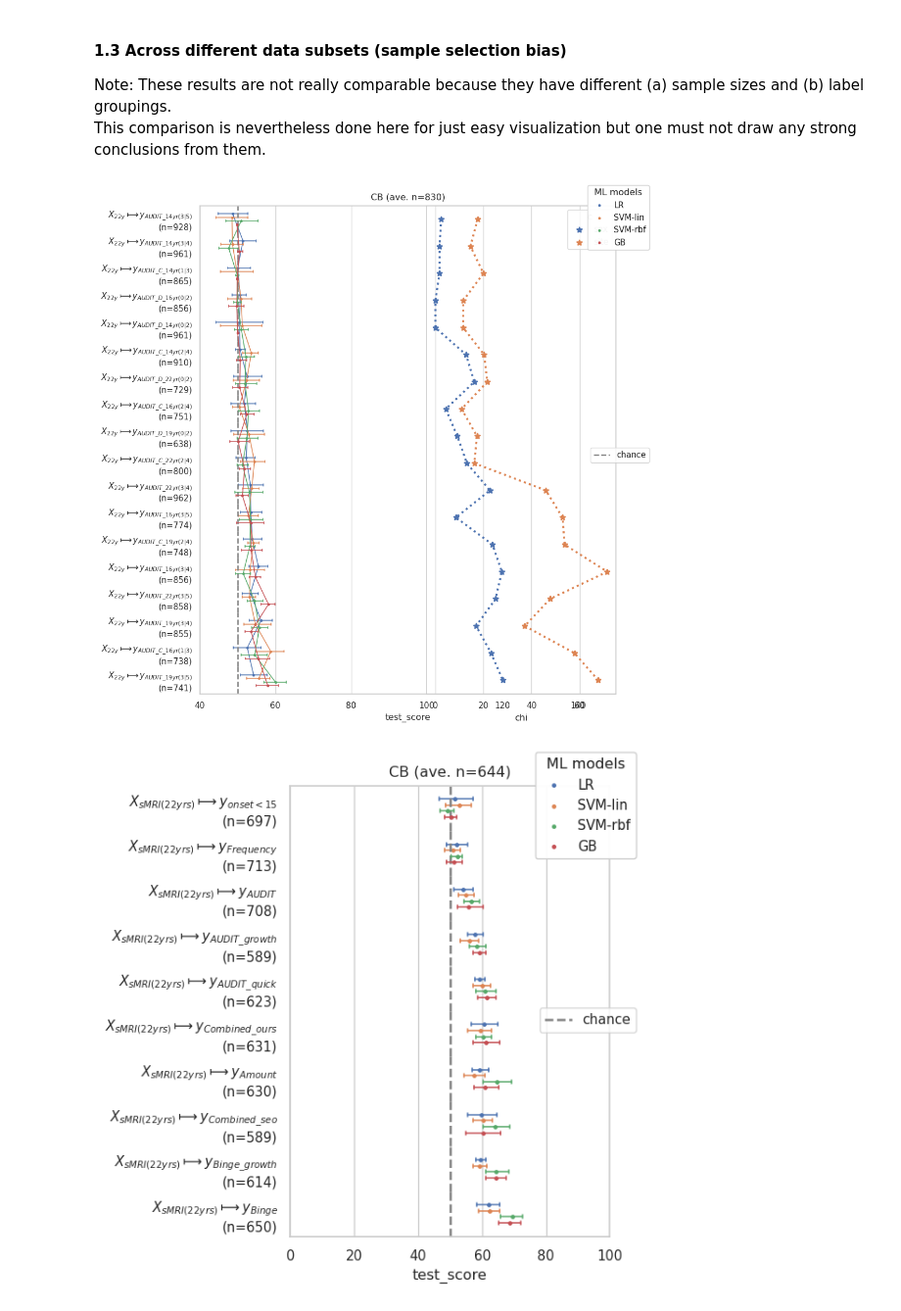
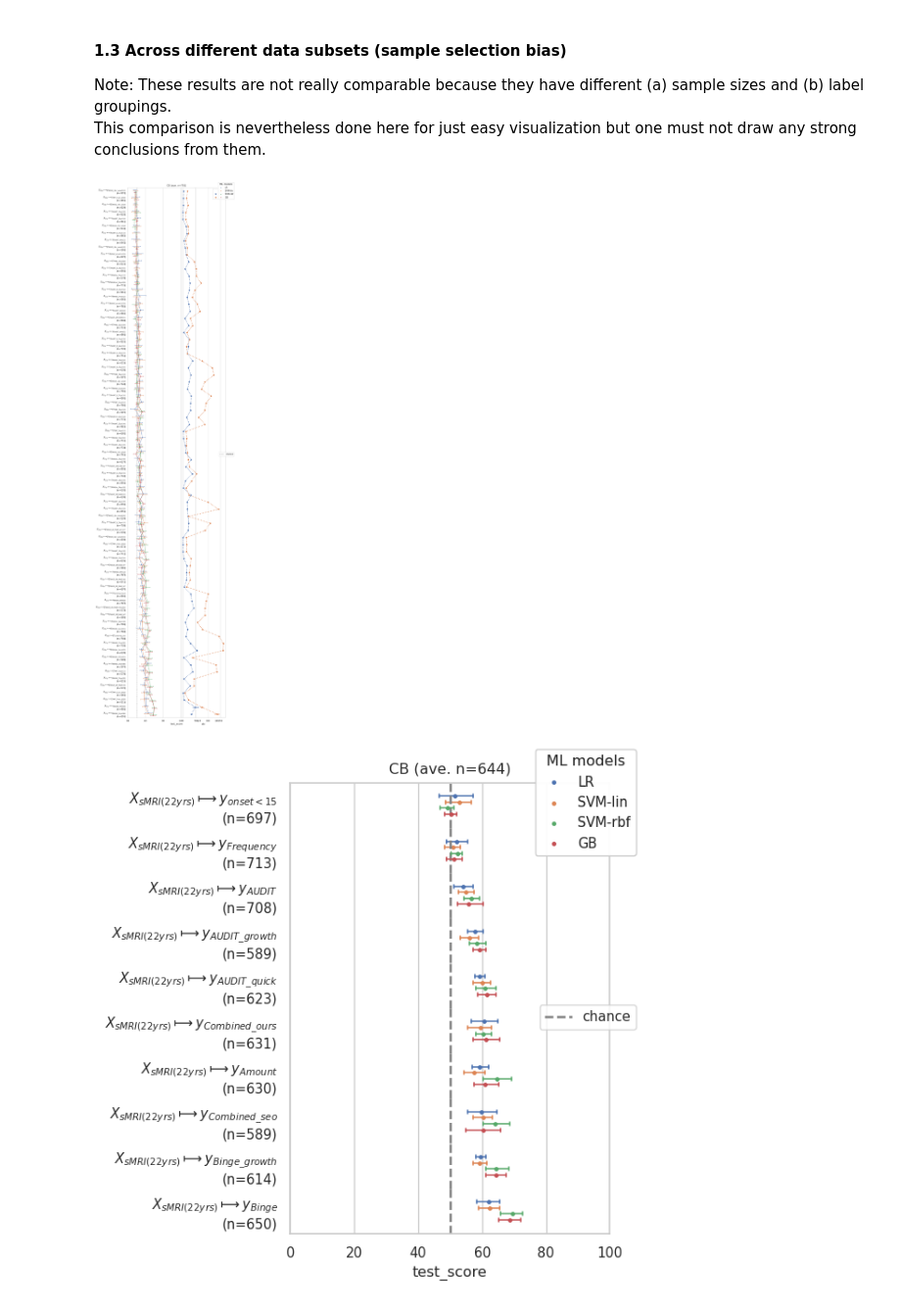
Before and after one commit to RoshanRane/ML_for_IMAGEN, a Jupyter notebook: MLpipelines/plot_results.ipynb, the cells around one changed output. Shown at 98% size. Drawn from its saved outputs; the diff is of its cells as text; code cells hidden in the pictures.

Commit message:
new analysis: 1.4 (chi-squares), 2.2 (across-site) 9. (subject distribution in each AAM label)

```diff
--- a/MLpipelines/plot_results.ipynb
+++ b/MLpipelines/plot_results.ipynb
@@ -53,48 +53,48 @@ This comparison is nevertheless done here for just easy visualization but one mu
 # %%
 dfs = [
     *[pd.read_csv(f) for f in sorted(glob(f"results/audit-combos*/*/run.csv"))],
-#     *[pd.read_csv(f) for f in sorted(glob(f"results/gm-combos*audit*/*/run.csv"))],
-#     *[pd.read_csv(f) for f in sorted(glob(f"results/gm-combos*espad*/*/run.csv"))],
-#     *[pd.read_csv(f) for f in sorted(glob(f"results/freq-combos*/*/run.csv"))],
-#     *[pd.read_csv(f) for f in sorted(glob(f"results/amt-combos*/*/run.csv"))],
-#     *[pd.read_csv(f) for f in sorted(glob(f"results/binge-combos*/*/run.csv"))],
-#     *[pd.read_csv(f) for f in sorted(glob(f"results/newlbls*-phenotype*/*/run.csv"))],
-#     *[pd.read_csv(f) for f in sorted(glob(f"results/newlbls*-our-*/*/run.csv"))],
-#     *[pd.read_csv(f) for f in sorted(glob(f"results/combo-combos*/*/run.csv"))],
+    *[pd.read_csv(f) for f in sorted(glob(f"results/gm-combos*audit*/*/run.csv"))],
+    *[pd.read_csv(f) for f in sorted(glob(f"results/gm-combos*espad*/*/run.csv"))],
+    *[pd.read_csv(f) for f in sorted(glob(f"results/freq-combos*/*/run.csv"))],
+    *[pd.read_csv(f) for f in sorted(glob(f"results/amt-combos*/*/run.csv"))],
+    *[pd.read_csv(f) for f in sorted(glob(f"results/binge-combos*/*/run.csv"))],
+    *[pd.read_csv(f) for f in sorted(glob(f"results/newlbls*-phenotype*/*/run.csv"))],
+    *[pd.read_csv(f) for f in sorted(glob(f"results/newlbls*-our-*/*/run.csv"))],
+    *[pd.read_csv(f) for f in sorted(glob(f"results/combo-combos*/*/run.csv"))],
       ]
 # also plot the chisqs
 chisq_dfs = pd.concat([
     *[pd.read_csv(f) for f in sorted(glob(f"results/audit-combos*/*/chi-square.csv"))],
-#     *[pd.read_csv(f) for f in sorted(glob(f"results/gm-combos*audit*/*/chi-square.csv"))],
-#     *[pd.read_csv(f) for f in sorted(glob(f"results/gm-combos*espad*/*/chi-square.csv"))],
-#     *[pd.read_csv(f) for f in sorted(glob(f"results/freq-combos*/*/chi-square.csv"))],
-#     *[pd.read_csv(f) for f in sorted(glob(f"results/amt-combos*/*/chi-square.csv"))],
-#     *[pd.read_csv(f) for f in sorted(glob(f"results/binge-combos*/*/chi-square.csv"))],
-#     *[pd.read_csv(f) for f in sorted(glob(f"results/newlbls*-phenotype*/*/chi-square.csv"))],
-#     *[pd.read_csv(f) for f in sorted(glob(f"results/newlbls*-our-*/*/chi-square.csv"))],
-#     *[pd.read_csv(f) for f in sorted(glob(f"results/combo-combos*/*/chi-square.csv"))],
+    *[pd.read_csv(f) for f in sorted(glob(f"results/gm-combos*audit*/*/chi-square.csv"))],
+    *[pd.read_csv(f) for f in sorted(glob(f"results/gm-combos*espad*/*/chi-square.csv"))],
+    *[pd.read_csv(f) for f in sorted(glob(f"results/freq-combos*/*/chi-square.csv"))],
+    *[pd.read_csv(f) for f in sorted(glob(f"results/amt-combos*/*/chi-square.csv"))],
+    *[pd.read_csv(f) for f in sorted(glob(f"results/binge-combos*/*/chi-square.csv"))],
+    *[pd.read_csv(f) for f in sorted(glob(f"results/newlbls*-phenotype*/*/chi-square.csv"))],
+    *[pd.read_csv(f) for f in sorted(glob(f"results/newlbls*-our-*/*/chi-square.csv"))],
+    *[pd.read_csv(f) for f in sorted(glob(f"results/combo-combos*/*/chi-square.csv"))],
     ])
 
 fig = plot_result(dfs, input_type='22y',
 #             conf_ctrl=["baseline","cb"],
             no_confs=True,
             sorty_by='test_score', join=True) #'n_samples', 'test_score'
 
 fig.gca().set_xlim([40,150])
 fig.set_size_inches([2*fig.get_size_inches()[0], fig.get_size_inches()[1]])
 ax = fig.add_subplot(1, 2, 2)
 
 g = sns.pointplot(data=chisq_dfs, x="chi", y="y",
                   hue="c", join=True,
                   linestyles=":", markers="*",
                   ax=ax)
 
 fig.gca().set_yticklabels([])
 fig.gca().set_ylabel("")
 
 plt.show()
 # %% [output]
-[figure, old version]
+[figure, new version]
 # %%
 dfs = [pd.read_csv(f) for f in glob(f"results/newlbls-fu3*/*/run.csv")]
 
```
Also changed, not shown: parts of 6 cells of this notebook.
